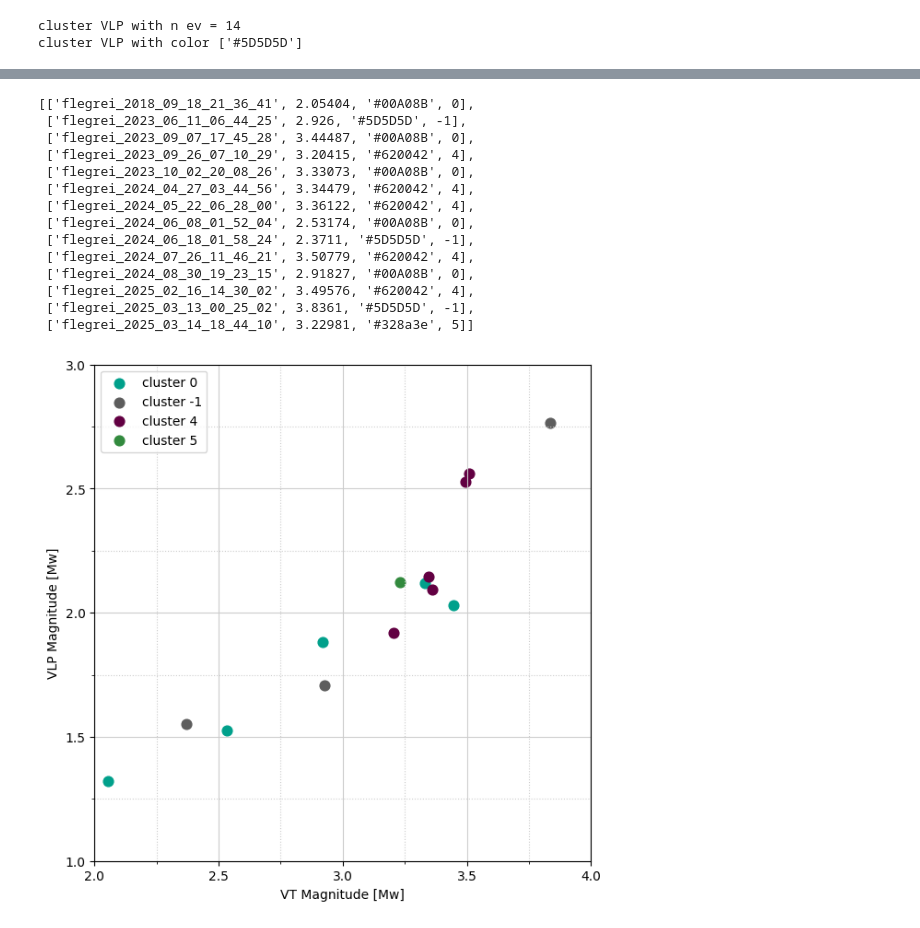
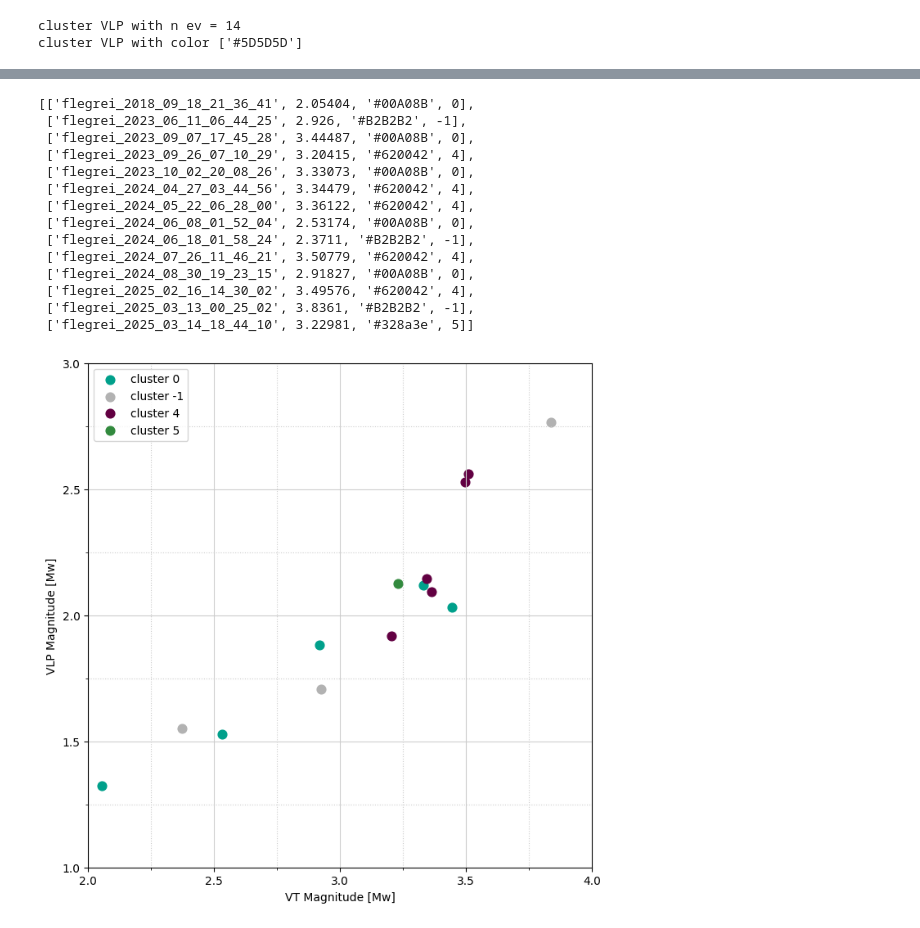
Before and after one commit to giacomorapagnani/CAMPI_FLEGREI_moment_tensor, a Jupyter notebook: codes/16_plot_timeline_clusters.ipynb, the cells around one changed output, grey strips where cells are left out. Drawn from its saved outputs; the diff is of its cells as text; code cells hidden in the pictures.

```diff
--- a/codes/16_plot_timeline_clusters.ipynb
+++ b/codes/16_plot_timeline_clusters.ipynb
@@ -133,5 +133,5 @@ fig.savefig('../PLOTS/TIMELINE_CLUSTERS/timeline.pdf')
 # %%
-fig, axs = plt.subplots(3, 1, figsize=(17,17), sharex=True)
+fig, axs = plt.subplots(3, 1, figsize=(16,16), sharex=True)
 
 ylim_min=1.8
 ylim_max=4.1
@@ -145,7 +145,7 @@ for key in cls_VT:
     time = [ev.time for ev in cls_VT[key]]
     eq_dates = [datetime.datetime.fromtimestamp(t) for t in time]
 
-    axs[i].scatter(np.array(eq_dates),magnitude,color=cls_color_VT[key],label=f'cluster {key}')
+    axs[i].scatter(np.array(eq_dates),magnitude,color=cls_color_VT[key],label=f'cluster {key}',s=60)
     axs[i].set_ylabel('Mw')
     axs[i].set_ylim(ylim_min,ylim_max)
     axs[i].legend(loc=2)
@@ -161,7 +161,7 @@ time = [ev.time for ev in cls_VLP[key]]
 eq_dates = [datetime.datetime.fromtimestamp(t) for t in time]
 
 
-axs[i].scatter(np.array(eq_dates),magnitude,color=cls_color_VLP[key],label=f'cluster {key}')
+axs[i].scatter(np.array(eq_dates),magnitude,color=cls_color_VLP[key],label=f'cluster {key}',s=60)
 
 axs[i].set_ylabel('Mw')
 axs[i].set_ylim(1,3.1)
@@ -201,29 +201,29 @@ for evVLP in cls_VLP['VLP']:
         for evVT in cls_VT[key]:
             if evVLP.name == evVT.name:
                 if evVT.extras['color'] == '#000000':
-                    evVT.extras['color']= '#5D5D5D'
+                    evVT.extras['color']= '#B2B2B2'
                 VT.append([evVT.name,evVT.magnitude,evVT.extras['color'],evVT.extras['cluster_number']])
 
 VT
 # %% [output]
 [['flegrei_2018_09_18_21_36_41', 2.05404, '#00A08B', 0],
- ['flegrei_2023_06_11_06_44_25', 2.926, '#5D5D5D', -1],
+ ['flegrei_2023_06_11_06_44_25', 2.926, '#B2B2B2', -1],
  ['flegrei_2023_09_07_17_45_28', 3.44487, '#00A08B', 0],
  ['flegrei_2023_09_26_07_10_29', 3.20415, '#620042', 4],
  ['flegrei_2023_10_02_20_08_26', 3.33073, '#00A08B', 0],
  ['flegrei_2024_04_27_03_44_56', 3.34479, '#620042', 4],
  ['flegrei_2024_05_22_06_28_00', 3.36122, '#620042', 4],
  ['flegrei_2024_06_08_01_52_04', 2.53174, '#00A08B', 0],
- ['flegrei_2024_06_18_01_58_24', 2.3711, '#5D5D5D', -1],
+ ['flegrei_2024_06_18_01_58_24', 2.3711, '#B2B2B2', -1],
  ['flegrei_2024_07_26_11_46_21', 3.50779, '#620042', 4],
  ['flegrei_2024_08_30_19_23_15', 2.91827, '#00A08B', 0],
  ['flegrei_2025_02_16_14_30_02', 3.49576, '#620042', 4],
- ['flegrei_2025_03_13_00_25_02', 3.8361, '#5D5D5D', -1],
+ ['flegrei_2025_03_13_00_25_02', 3.8361, '#B2B2B2', -1],
  ['flegrei_2025_03_14_18_44_10', 3.22981, '#328a3e', 5]]
 # %%
 from matplotlib.ticker import (AutoMinorLocator, MultipleLocator)
 
-fig, axs = plt.subplots(1, 1,figsize=(7,7))
+fig, axs = plt.subplots(1, 1,figsize=(8,8))
 
 lim_xmin=2.
 lim_xmax=4.
@@ -239,31 +239,31 @@ magnitude_vlp = [ev.magnitude for ev in cls_VLP[key]]
 
 axs.set_xlabel('VT Magnitude [Mw]')
 axs.set_ylabel('VLP Magnitude [Mw]')
 axs.axis('scaled')
 axs.set(xlim=(lim_xmin,lim_xmax), ylim=(lim_ymin,lim_ymax))
 
 axs.xaxis.set_major_locator(MultipleLocator(0.5))
 axs.yaxis.set_major_locator(MultipleLocator(0.5))
 
 # Change minor ticks to show every
 axs.xaxis.set_minor_locator(AutoMinorLocator(2))
 axs.yaxis.set_minor_locator(AutoMinorLocator(2))
 
 # Turn grid on for both major and minor ticks and style minor slightly
 # differently.
 axs.grid(which='major', color='#CCCCCC', linestyle='-')
 axs.grid(which='minor', color='#CCCCCC', linestyle=':')
 
 clustername=[]
 for n,ev_vt in enumerate(VT):
     if ev_vt[3] not in clustername: # only one label per cluster
         axs.scatter(ev_vt[1],magnitude_vlp[n],color=ev_vt[2],label=f'cluster {ev_vt[3]}',s=60)
         clustername.append(ev_vt[3])
     else:
         axs.scatter(ev_vt[1],magnitude_vlp[n],color=ev_vt[2],s=60)
 
 axs.legend(loc=2)
 
 fig.savefig('../PLOTS/TIMELINE_CLUSTERS/timeline_mag.pdf')
 # %% [output]
-[figure, old version]
+[figure, new version]
```
Also changed, not shown: parts of 2 cells of this notebook, 2 other files.
